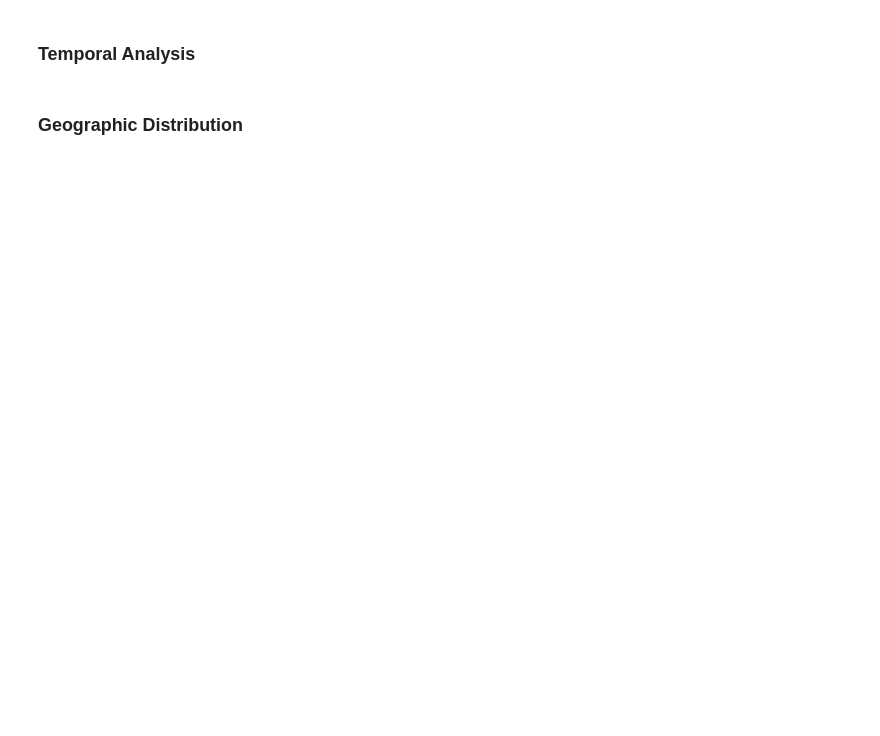
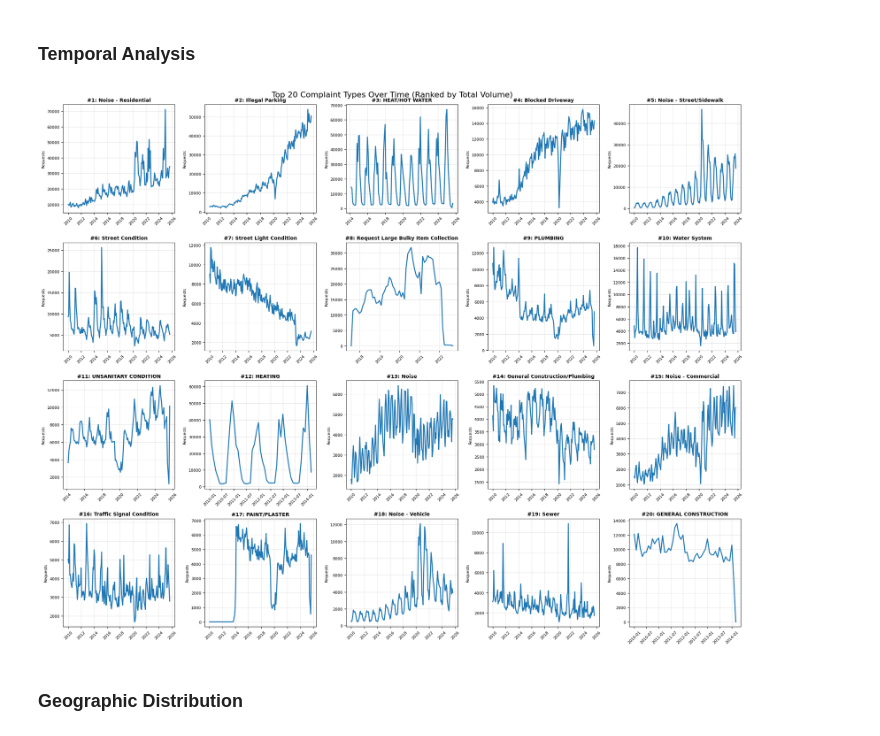
Before and after one commit to goravk95/311-service-requests, a Jupyter notebook: notebooks/Basic EDA.ipynb, the cells around one changed output. Cells and saved outputs as stored; diff of their text form; code cells hidden in the pictures; blank space fills up the shorter version.

Commit message:
Update requirements and clean up notebooks: added plotly and nbformat to requirements.txt; removed unused code and updated comments in Basic EDA and Fetch Data notebooks.

```diff
--- a/notebooks/Basic EDA.ipynb
+++ b/notebooks/Basic EDA.ipynb
@@ -205,0 +94,17 @@ null_summary.filter(pl.col('Column') == 'vehicle_type')
+# %%
+total_rows = lf.select(pl.len()).collect().item()
+
+cols = lf.collect_schema().names()
+chunk_size = 10  # number of columns per batch
+null_counts_list = []
+
+for i in range(0, len(cols), chunk_size):
+    chunk_cols = cols[i:i+chunk_size]
+    exprs = [pl.col(col).is_null().sum().alias(col) for col in chunk_cols]
+    null_counts_chunk = lf.select(exprs).collect()
+    null_counts_list.append(null_counts_chunk)
+
+# Combine results into a single DataFrame
+df_nulls = pl.concat(null_counts_list, how="horizontal").to_pandas()
+df_nulls = df_nulls.transpose().rename(columns = {0 : 'count'})
+df_nulls['pct'] = df_nulls['count'] / total_rows
@@ -231,3 +183,33 @@ temporal
+# %%
+# Plot using seaborn with 4x5 subplots
+fig, axes = plt.subplots(4, 5, figsize=(20, 16))
+fig.suptitle('Top 20 Complaint Types Over Time (Ranked by Total Volume)', fontsize=16)
+
+# Flatten axes for easier indexing
+axes = axes.flatten()
+
+# Sort complaint types by total count (most common first)
+complaint_totals = df_plotting_data.groupby('complaint_type')['num_requests'].sum().sort_values(ascending=False)
+complaint_types = complaint_totals.index.tolist()
+
+for i, complaint_type in enumerate(complaint_types):
+    # Filter data for this complaint type
+    data_subset = df_plotting_data[df_plotting_data['complaint_type'] == complaint_type]
+
+    # Plot on the corresponding subplot using seaborn
+    sns.lineplot(data=data_subset, x='date', y='num_requests', ax=axes[i], linewidth=2)
+    axes[i].set_title(f'#{i+1}: {complaint_type}', fontsize=10, fontweight='bold')
+    axes[i].tick_params(axis='x', rotation=45, labelsize=8)
+    axes[i].tick_params(axis='y', labelsize=8)
+    axes[i].grid(True, alpha=0.3)
+    axes[i].set_xlabel('')
+    axes[i].set_ylabel('Requests', fontsize=8)
+
+# Adjust layout to prevent overlap
+plt.tight_layout()
+plt.show()
+# %% [output]
+[figure, added]
 # %% [markdown]
 ### Geographic Distribution
 # %%
```
Also changed, not shown: parts of 27 cells of this notebook, 1 other file.
